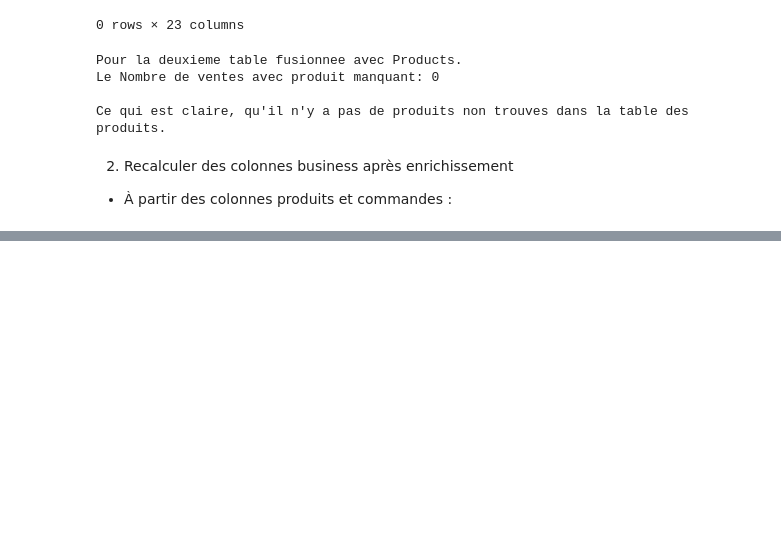
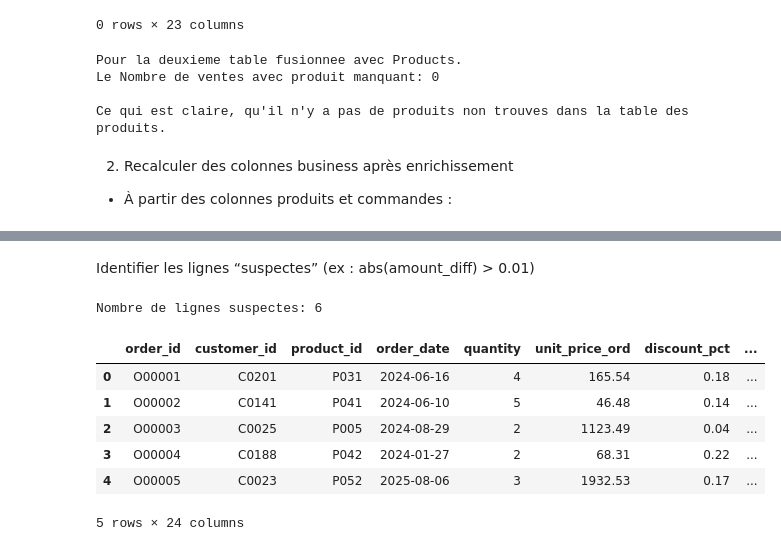
Before and after one commit to Poincare008/Mini_Projet_Pandas, a Jupyter notebook: Mini_Projet_Pandas.ipynb, the cells around one changed output, grey strips where cells are left out. Drawn from its saved outputs; the diff is of its cells as text; code cells hidden in the pictures; blank space fills up the shorter version.

Commit message:
J'ai apporte quelques changements supplementaires. Je voudrais bien que tu regardes a nouveau le code que j'ai modifie recemment.

```diff
--- a/Mini_Projet_Pandas.ipynb
+++ b/Mini_Projet_Pandas.ipynb
@@ -833,0 +852,3 @@ gross_amount_calc = order_products['unit_price_prod'] * order_products['quantity
+# %%
+net_amount_calc = gross_amount_calc * (1 - order_products['discount_pct'])
+net_amount_calc
@@ -833,0 +893,5 @@ gross_amount_calc = order_products['unit_price_prod'] * order_products['quantity
+# %%
+# on fait une deuxieme comparaison entre le net_amount calcule et celui present dans la table order_products
+# on cree la nouvelle colonne amount_diff dans la table order_products
+order_products['amount_diff'] = order_products['net_amount'] - net_amount_calc
+order_products['amount_diff']
@@ -833,0 +911,22 @@ gross_amount_calc = order_products['unit_price_prod'] * order_products['quantity
+# %% [markdown]
+Identifier les lignes “suspectes” (ex : abs(amount_diff) > 0.01)
+# %%
+# on fait l'identification des lignes suspectes
+lignes_suspectes = abs(order_products['amount_diff']) > 0.01
+print("Nombre de lignes suspectes:", lignes_suspectes.sum())
+# %% [output]
+Nombre de lignes suspectes: 6
+# %%
+#changement des colonnes gross_amount et net_amount avec les valeurs calculees
+order_products['gross_amount'] = gross_amount_calc
+order_products['net_amount'] = net_amount_calc
+order_products.rename(columns={"gross_amount": "gross_amount_calc", "net_amount": "net_amount_calc"}, inplace=True)
+order_products.head()
+# %% [output]
+|  | order_id | customer_id | product_id | order_date | quantity | unit_price_ord | discount_pct | ... |
+| 0 | O00001 | C0201 | P031 | 2024-06-16 | 4 | 165.54 | 0.18 | ... |
+| 1 | O00002 | C0141 | P041 | 2024-06-10 | 5 | 46.48 | 0.14 | ... |
+| 2 | O00003 | C0025 | P005 | 2024-08-29 | 2 | 1123.49 | 0.04 | ... |
+| 3 | O00004 | C0188 | P042 | 2024-01-27 | 2 | 68.31 | 0.22 | ... |
+| 4 | O00005 | C0023 | P052 | 2025-08-06 | 3 | 1932.53 | 0.17 | ... |
+5 rows × 24 columns
```
Also changed, not shown: parts of 10 cells of this notebook.
